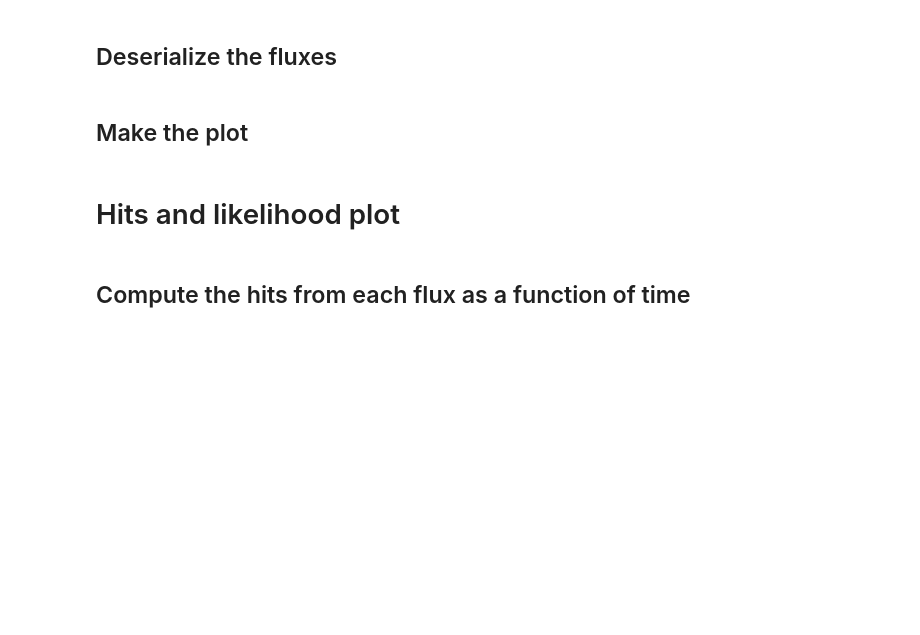
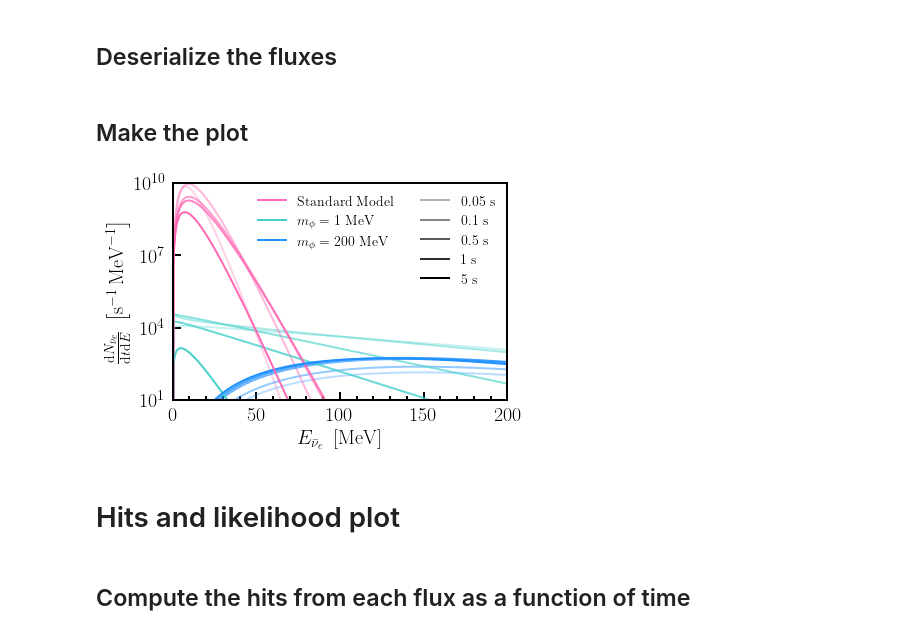
Before and after one commit to jlazar17/NuTel_SNe_BSM, a Jupyter notebook: examples/paper_plots.ipynb, the cells around one changed output. Drawn from its saved outputs; the diff is of its cells as text; code cells hidden in the pictures; blank space fills up the shorter version.

Commit message:
Update figures

```diff
--- a/examples/paper_plots.ipynb
+++ b/examples/paper_plots.ipynb
@@ -5,10 +8,11 @@ import numpy as np
 from glob import glob
 from tqdm import tqdm
 
-from scipy.interpolate import CubicSpline
+from scipy.interpolate import CubicSpline, interp1d
+from scipy.optimize import ridder
 
 import matplotlib.pyplot as plt
-plt.style.use("../paper.mplstyle")
+plt.style.use("paper.mplstyle")
 from matplotlib.colors import ListedColormap, to_rgba, to_rgb
 from matplotlib.gridspec import GridSpec
 from matplotlib.lines import Line2D
@@ -28,13 +32,11 @@ SM_SERIALIZE_FILE = "./data/serialized_sm_flux.h5"
 BSM_SERIALIZE_FILE = "./data/serialized_majoran_fluxes.h5"
 
 MODEL1 = "dphi-dEdt-1MeV-gn10dot2-100s-nf"
-MODEL2 = "dphi-dEdt-10MeV-gn10dot8-100s-nf"
-MODEL3 = "dphi-dEdt-100MeV-gn11dot7-100s-nf"
+MODEL2 = "dphi-dEdt-200MeV-gn11dot8-100s-nf"
 
 MODELS = [
     MODEL1,
-    # MODEL2,
-    MODEL3,
+    MODEL2,
 ]
 
 COLORS = [
@@ -46,7 +48,7 @@ COLORS = [
 
 LABELS = [
     r"$m_{\phi}=1~\mathrm{MeV}$",
-    r"$m_{\phi}=100~\mathrm{MeV}$",
+    r"$m_{\phi}=200~\mathrm{MeV}$",
 ]
 # %% [markdown]
 # Flux plot
@@ -67,23 +69,23 @@ for model in tqdm(MODELS):
 ## Make the plot
 # %%
 es = np.linspace(0, 200, 400) * units.MeV
-ts = np.array([0.1, 0.3, 1, 3, 10]) * units["second"]
+ts = np.array([0.05, 0.1, 0.5, 1, 5]) * units["second"]
 
 alphamin = 0.3
 alphamax = 1.0
 
 handles = [
-    Line2D([], [], color=COLORS[-1], label=r"SM"),
-    Line2D([], [], color=COLORS[0], label=r"$m=1~\mathrm{MeV}$"),
-    # Line2D([], [], color=COLORS[1], label=r"$m=10~\mathrm{MeV}$"),
-    Line2D([], [], color=COLORS[1], label=r"$m=100~\mathrm{MeV}$"),
+    Line2D([], [], color=COLORS[-1], label=r"Standard Model"),
+    Line2D([], [], color=COLORS[0], label=r"$m_{\phi}=1~\mathrm{MeV}$"),
+    # Line2D([], [], color=COLORS[1], label=r"$m_{\phi}=10~\mathrm{MeV}$"),
+    Line2D([], [], color=COLORS[1], label=r"$m_{\phi}=200~\mathrm{MeV}$"),
     Line2D([], [], alpha=0.0),
     Line2D([], [], alpha=0.0),
-    Line2D([], [], color="k", alpha=0/4*(alphamax - alphamin) + alphamin, label=r"$\mathrm{0.1}~\mathrm{s}$"),
-    Line2D([], [], color="k", alpha=1/4*(alphamax - alphamin) + alphamin, label=r"$\mathrm{0.3}~\mathrm{s}$"),
-    Line2D([], [], color="k", alpha=2/4*(alphamax - alphamin) + alphamin, label=r"$\mathrm{1}~\mathrm{s}$"),
-    Line2D([], [], color="k", alpha=3/4*(alphamax - alphamin) + alphamin, label=r"$\mathrm{3}~\mathrm{s}$"),
-    Line2D([], [], color="k", alpha=4/4*(alphamax - alphamin) + alphamin, label=r"$\mathrm{10}~\mathrm{s}$"),
+    Line2D([], [], color="k", alpha=0/4*(alphamax - alphamin) + alphamin, label=r"$\mathrm{0.05}~\mathrm{s}$"),
+    Line2D([], [], color="k", alpha=1/4*(alphamax - alphamin) + alphamin, label=r"$\mathrm{0.1}~\mathrm{s}$"),
+    Line2D([], [], color="k", alpha=2/4*(alphamax - alphamin) + alphamin, label=r"$\mathrm{0.5}~\mathrm{s}$"),
+    Line2D([], [], color="k", alpha=3/4*(alphamax - alphamin) + alphamin, label=r"$\mathrm{1}~\mathrm{s}$"),
+    Line2D([], [], color="k", alpha=4/4*(alphamax - alphamin) + alphamin, label=r"$\mathrm{5}~\mathrm{s}$"),
 ]
 
 
@@ -92,41 +94,43 @@ for idx, t in enumerate(ts):
     for color, flux in zip(COLORS, bsm_fluxes):
         plt.plot(
             es / units.MeV,
-            flux.get_flux(t, es, 0) * units.second * units.MeV,
+            flux.get_flux(t, es, 1) * units.second * units.MeV,
             color=to_rgb(color) + (alpha,)
         )
 
     # Only plot the SM flux for the first 8 seconds
     if t > 8 * units.second:
         continue
 
     plt.plot(
         es / units.MeV,
-        sm_flux.get_flux(t, es, 0) * units.second * units.MeV,
+        sm_flux.get_flux(t, es, 1) * units.second * units.MeV,
         color=to_rgb(COLORS[-1]) + (alpha,)
     )
 
 
 plt.ylabel(
-    r"$\frac{\mathrm{d}N}{\mathrm{d}t\mathrm{d}E}~\left[\mathrm{sec}^{-1}\,\mathrm{MeV}^{-1}\right]$",
+    r"$\frac{\mathrm{d}N_{\bar{\nu}_{e}}}{\mathrm{d}t\mathrm{d}E}~\left[\mathrm{s}^{-1}\,\mathrm{MeV}^{-1}\right]$",
     fontsize=20
 )
 plt.xlabel(
-    r"$E_{\nu}~\left[\mathrm{GeV}\right]$"
+    r"$E_{\bar{\nu}_{e}}~\left[\mathrm{MeV}\right]$"
 )
 plt.ylim(1e1, 1e10)
 plt.xlim(es.min() / units.MeV, es.max() / units.MeV)
 plt.semilogy()
 plt.legend(
     handles=handles,
     ncol=2,
     fontsize=14,
-    framealpha=1.0,
+    framealpha=0.0,
     loc=1,
-    bbox_to_anchor=(1, 1.075)
+    # bbox_to_anchor=(1, 1.075)
 )
 plt.savefig("../figures/majoran_fluxes.pdf")
 plt.show()
+# %% [output]
+[figure, added]
 # %% [markdown]
 # Hits and likelihood plot
 # %% [markdown]
```
Also changed, not shown: parts of 16 cells of this notebook, 4 other files.
